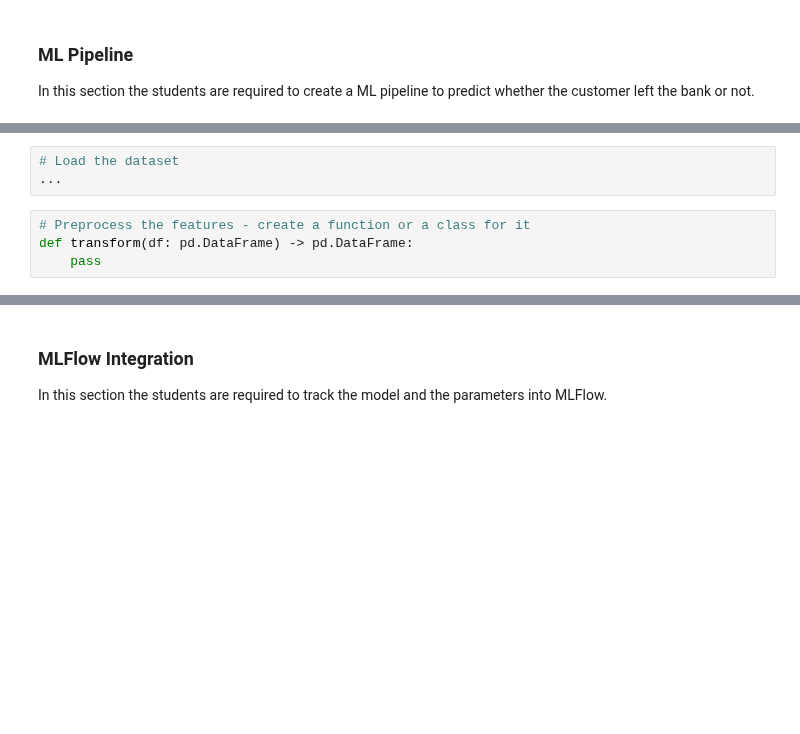
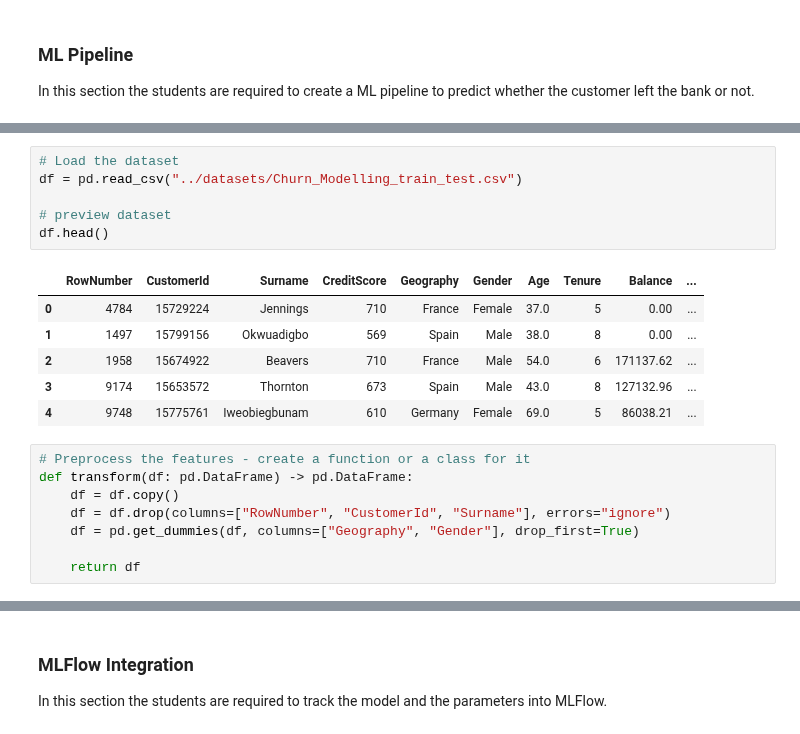
Before and after one commit to Albarran26/mlops-and-system-design, a Jupyter notebook: sesion 2 exerrcise/[exercise] machine-learning-pipeline.ipynb, the cells around one changed output, grey strips where cells are left out. Saved outputs shown, nothing was run; the diff lists cells and outputs as text; blank space fills up the shorter version.

```diff
--- a/sesion 2 exerrcise/[exercise] machine-learning-pipeline.ipynb
+++ b/sesion 2 exerrcise/[exercise] machine-learning-pipeline.ipynb
@@ -57,8 +217,22 @@ import pandas as pd
 # %%
 # Load the dataset
-...
+df = pd.read_csv("../datasets/Churn_Modelling_train_test.csv")
+
+# preview dataset
+df.head()
+# %% [output]
+|  | RowNumber | CustomerId | Surname | CreditScore | Geography | Gender | Age | Tenure | Balance | ... |
+| 0 | 4784 | 15729224 | Jennings | 710 | France | Female | 37.0 | 5 | 0.00 | ... |
+| 1 | 1497 | 15799156 | Okwuadigbo | 569 | Spain | Male | 38.0 | 8 | 0.00 | ... |
+| 2 | 1958 | 15674922 | Beavers | 710 | France | Male | 54.0 | 6 | 171137.62 | ... |
+| 3 | 9174 | 15653572 | Thornton | 673 | Spain | Male | 43.0 | 8 | 127132.96 | ... |
+| 4 | 9748 | 15775761 | Iweobiegbunam | 610 | Germany | Female | 69.0 | 5 | 86038.21 | ... |
 # %%
 # Preprocess the features - create a function or a class for it
 def transform(df: pd.DataFrame) -> pd.DataFrame:
-    pass
+    df = df.copy()
+    df = df.drop(columns=["RowNumber", "CustomerId", "Surname"], errors="ignore")
+    df = pd.get_dummies(df, columns=["Geography", "Gender"], drop_first=True)
+
+    return df
 # %%
```
Also changed, not shown: parts of 14 cells of this notebook, 1 other file.
